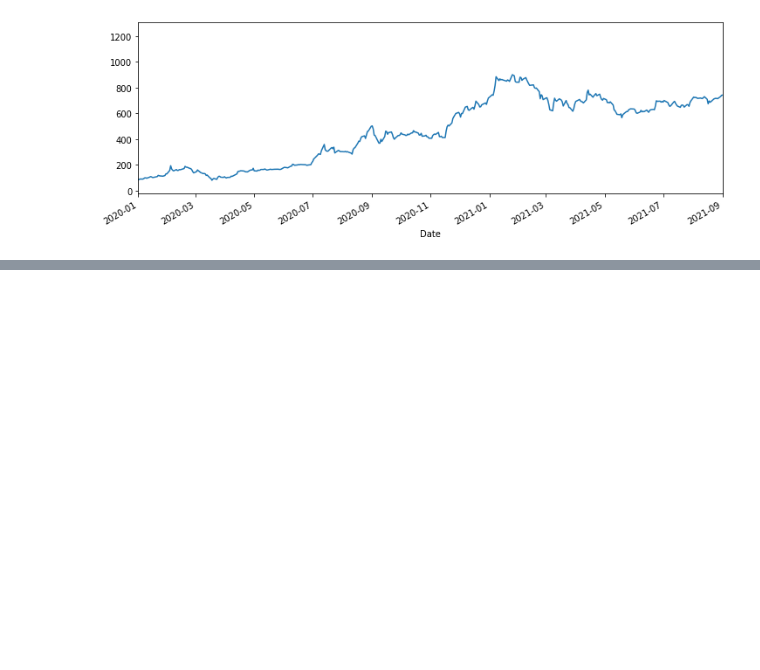
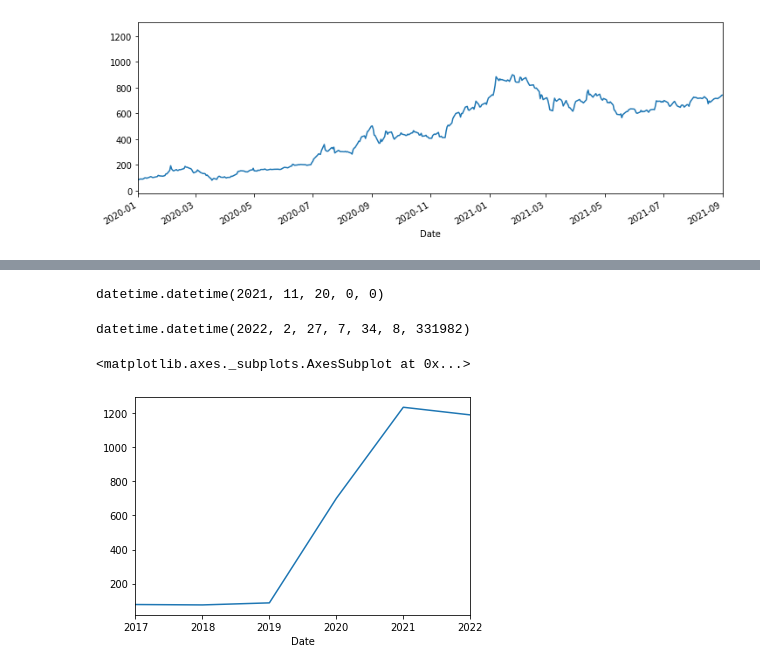
Before and after one commit to sarkar2527/DSAP, a Jupyter notebook: Krish_Timeseries_EDA_Day01.ipynb, the cells around one changed output, grey strips where cells are left out. Cells and saved outputs as stored; diff of their text form; code cells hidden in the pictures; blank space fills up the shorter version.

```diff
--- a/Krish_Timeseries_EDA_Day01.ipynb
+++ b/Krish_Timeseries_EDA_Day01.ipynb
@@ -76,0 +143,2 @@ df_tesla['High'].plot(xlim =['2020-01-01','2021-09-01'],ylim=[0,900],figsize=(12
+# %%
+df_tesla = df_tesla.reset_index()
@@ -76,0 +162,2 @@ df_tesla['High'].plot(xlim =['2020-01-01','2021-09-01'],ylim=[0,900],figsize=(12
+# %%
+df_tesla = df_tesla.set_index('Date',drop=True)
@@ -76,0 +174,14 @@ df_tesla['High'].plot(xlim =['2020-01-01','2021-09-01'],ylim=[0,900],figsize=(12
+# %%
+datetime(2021,11,20)
+# %% [output]
+datetime.datetime(2021, 11, 20, 0, 0)
+# %%
+datetime.now()
+# %% [output]
+datetime.datetime(2022, 2, 27, 7, 34, 8, 331982)
+# %%
+# Rule "A" Mean year end Frequency
+df_tesla.resample(rule ='A').max()["Open"].plot()
+# %% [output]
+<matplotlib.axes._subplots.AxesSubplot at 0x...>
+[figure, added]
```
Also changed, not shown: parts of 30 cells of this notebook.
